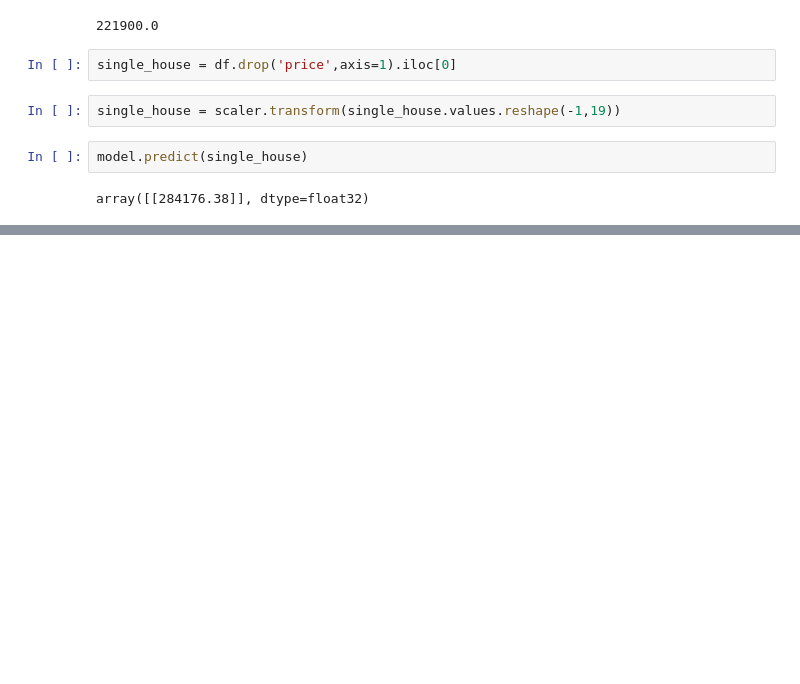
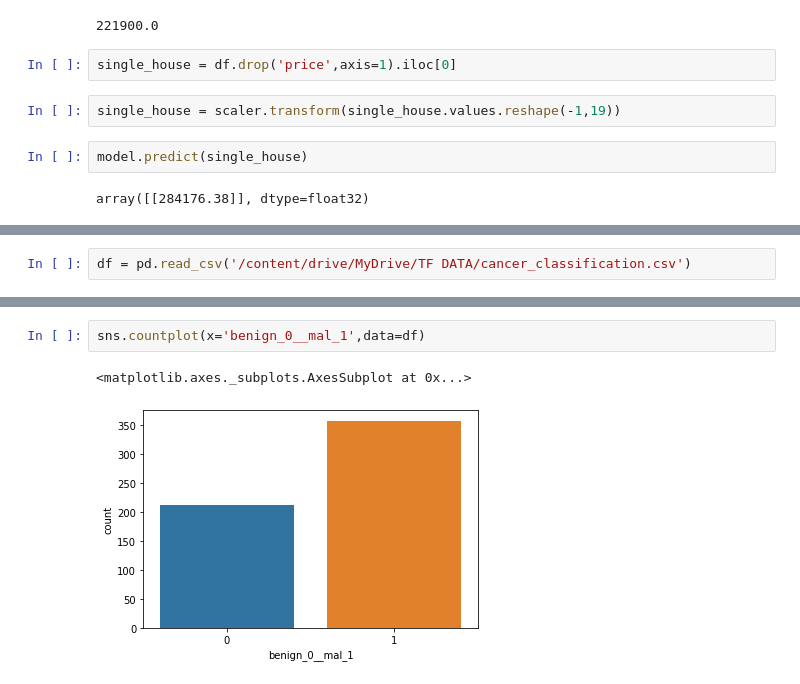
Before and after one commit to kozz84/Udemy, a Jupyter notebook: Neural_networks.ipynb, the cells around one changed output, grey strips where cells are left out. Drawn from its saved outputs; the diff is of its cells as text; blank space fills up the shorter version.

```diff
--- a/Neural_networks.ipynb
+++ b/Neural_networks.ipynb
@@ -374,0 +382,2 @@ array([[284176.38]], dtype=float32)
+# %%
+df = pd.read_csv('/content/drive/MyDrive/TF DATA/cancer_classification.csv')
@@ -374,0 +404,5 @@ array([[284176.38]], dtype=float32)
+# %%
+sns.countplot(x='benign_0__mal_1',data=df)
+# %% [output]
+<matplotlib.axes._subplots.AxesSubplot at 0x...>
+[figure, added]
```
Also changed, not shown: parts of 46 cells of this notebook.
